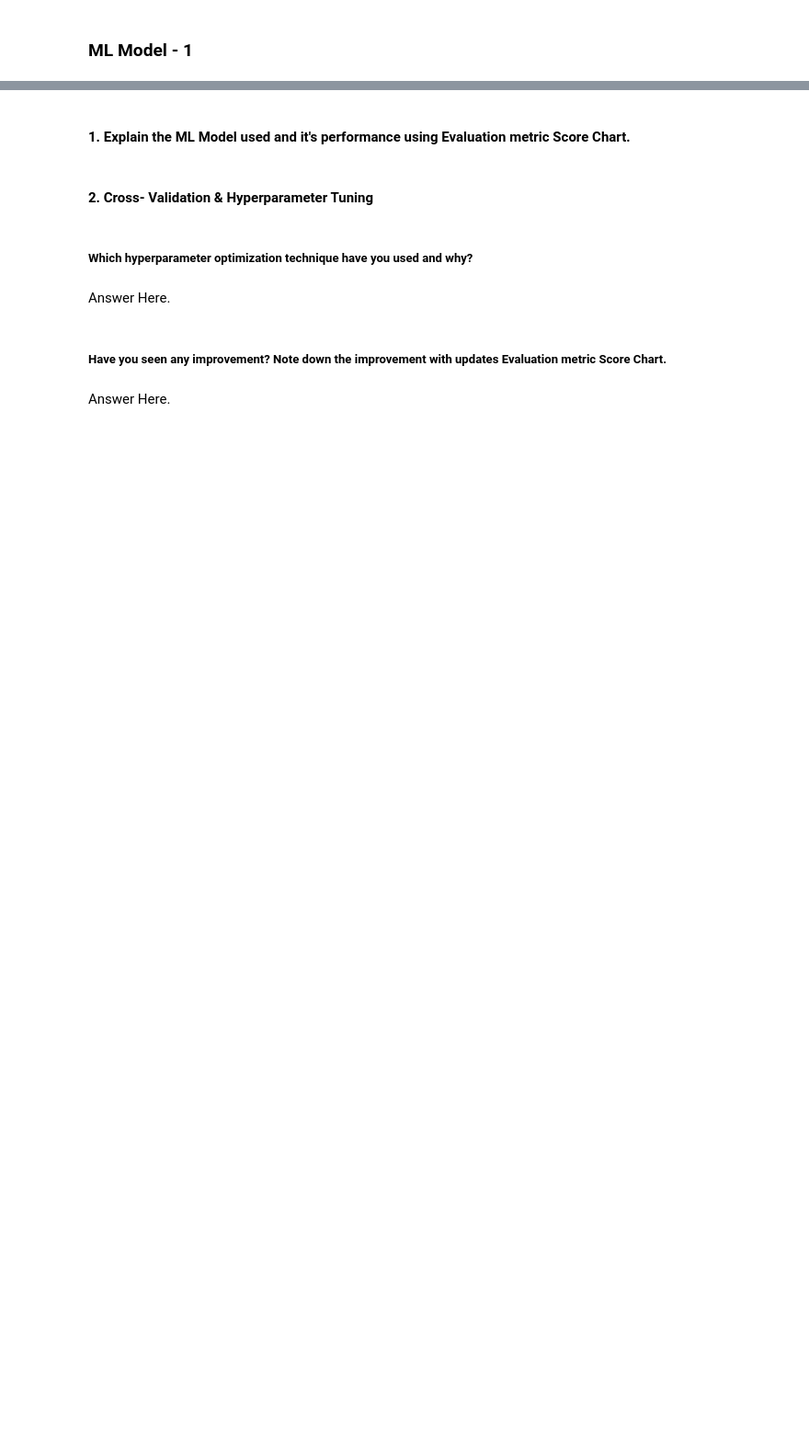
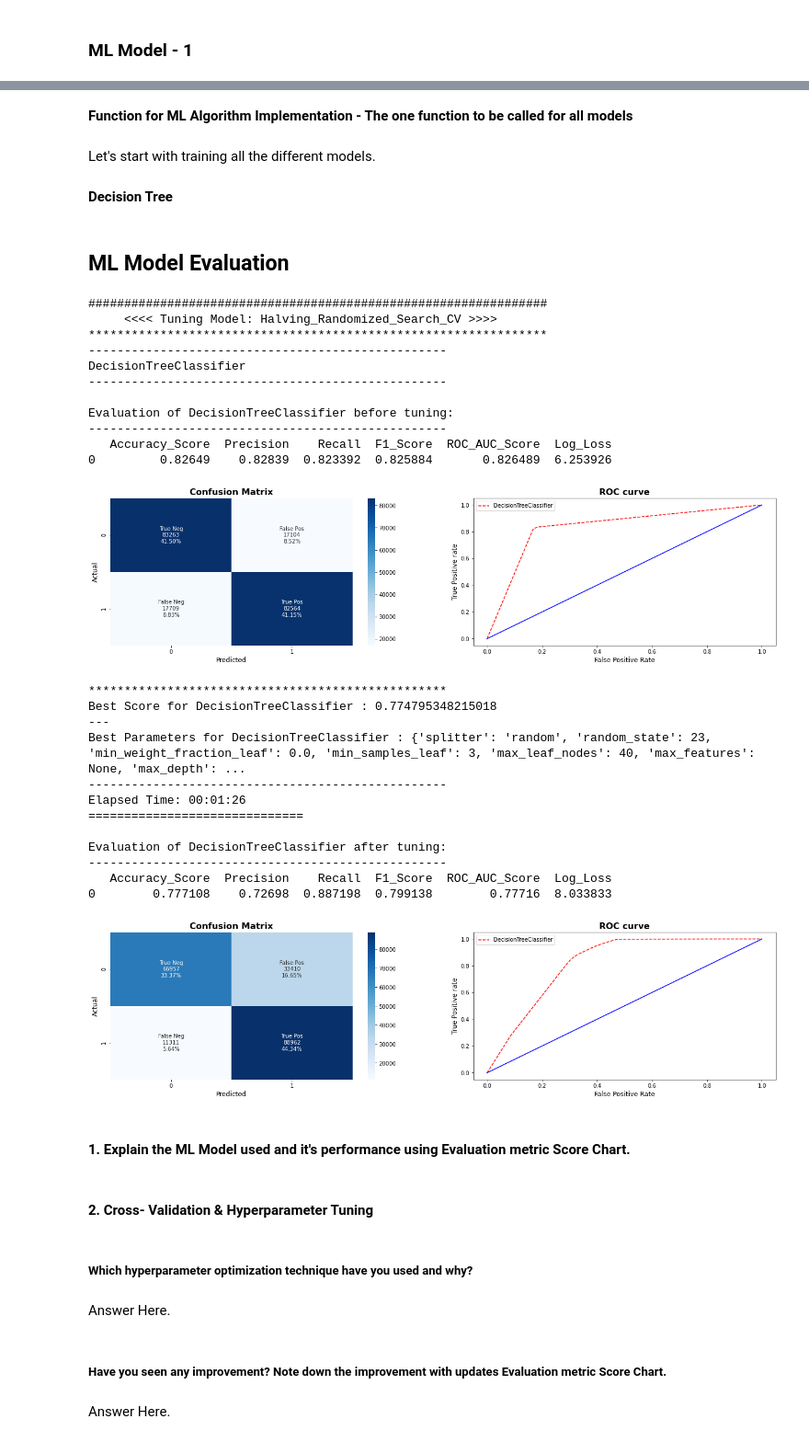
Before and after one commit to AimanSahay/ML-Project---Insurance-Cross-Sell-Prediction, a Jupyter notebook: ML Project_Insurance Cross Sell Prediction.ipynb, the cells around one changed output, grey strips where cells are left out. Shown at 92% size. Cells and saved outputs as stored; diff of their text form; code cells hidden in the pictures; blank space fills up the shorter version.

```diff
--- a/ML Project_Insurance Cross Sell Prediction.ipynb
+++ b/ML Project_Insurance Cross Sell Prediction.ipynb
@@ -1612,3 +2034,74 @@ Answer Here.
+# %% [markdown]
+**Function for ML Algorithm Implementation - The one function to be called for all models**
+# %%
+def ml_algorithm_implementation(X, y, model, parameters, tuning_model, feature_importance = False):
+
+    if feature_importance == False:
+        print('########'*8+'\n     <<<< '+f'Tuning Model: {tuning_model}'+' >>>>\n'+'********'*8)
+
+#     x = df.drop('Response', axis=1)
+#     y = df['Response']
+
+    # Train Test Split
+    x_train, x_test, y_train, y_test = train_test_split(X, y, test_size=0.3, random_state=10)
+
+    if feature_importance == True:
+        model.fit(x_train, y_train)
+        return x_train, y_train, model
+
+    perform_ml_algorithm(x_train, x_test, y_train, y_test, model, parameters, tuning_model)
+# %% [markdown]
+Let's start with training all the different models.
+# %% [markdown]
+**Decision Tree**
+# %% [markdown]
+## ML Model Evaluation
+# %%
+# Function Inputs:
+X = X_resampled
+y = y_resampled
+
+model = DecisionTreeClassifier()
+
+parameters_decision_tree = {"splitter":["best","random"],
+            "max_depth" : [None,5,7,9],
+           "min_samples_leaf":[1,2,3,4,5],
+           "min_weight_fraction_leaf":[0.0, 0.3,0.4,0.5],
+           "max_features":["auto","log2","sqrt",None],
+           "max_leaf_nodes":[None,30,40,50,60],
+           'random_state':[23]}
+
+tuning_model = "Halving_Randomized_Search_CV"
+
+# Train the Model
+ml_algorithm_implementation(X=X, y=y, model=model, parameters=parameters_decision_tree,\
+                            tuning_model=tuning_model, feature_importance=False)
+# %% [output]
+################################################################
+     <<<< Tuning Model: Halving_Randomized_Search_CV >>>>
+****************************************************************
+--------------------------------------------------
+DecisionTreeClassifier
+--------------------------------------------------
+
+Evaluation of DecisionTreeClassifier before tuning:
+--------------------------------------------------
+   Accuracy_Score  Precision    Recall  F1_Score  ROC_AUC_Score  Log_Loss
+0         0.82649    0.82839  0.823392  0.825884       0.826489  6.253926
+[figure, added]
+**************************************************
+Best Score for DecisionTreeClassifier : 0.774795348215018
+---
+Best Parameters for DecisionTreeClassifier : {'splitter': 'random', 'random_state': 23, 'min_weight_fraction_leaf': 0.0, 'min_samples_leaf': 3, 'max_leaf_nodes': 40, 'max_features': None, 'max_depth': ...
+--------------------------------------------------
+Elapsed Time: 00:01:26
+==============================
+
+Evaluation of DecisionTreeClassifier after tuning:
+--------------------------------------------------
+   Accuracy_Score  Precision    Recall  F1_Score  ROC_AUC_Score  Log_Loss
+0        0.777108    0.72698  0.887198  0.799138        0.77716  8.033833
+[figure, added]
 # %%
 # ML Model - 1 Implementation
 
```
Also changed, not shown: parts of 63 cells of this notebook.
